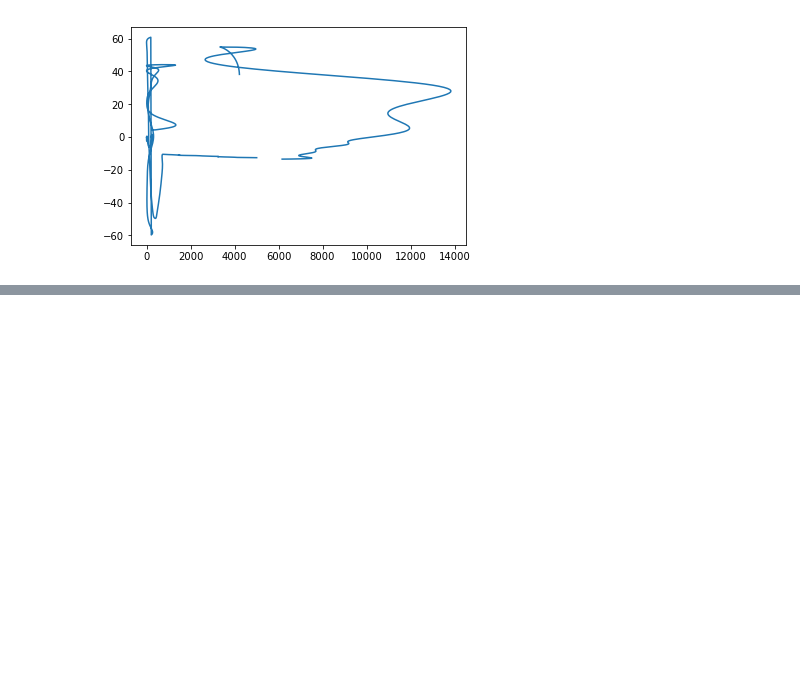
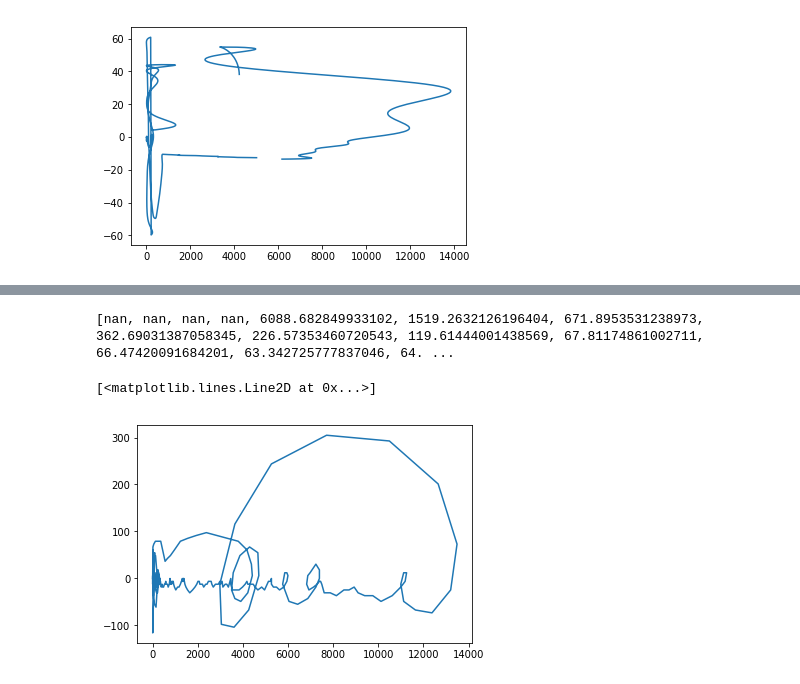
Before and after one commit to DuncanBark/Data_Analysis, a Jupyter notebook: TMHAltimeters.ipynb, the cells around one changed output, grey strips where cells are left out. Cells and saved outputs as stored; diff of their text form; code cells hidden in the pictures; blank space fills up the shorter version.

```diff
--- a/TMHAltimeters.ipynb
+++ b/TMHAltimeters.ipynb
@@ -210,0 +246,16 @@ ylim(0,1)
+# %%
+cdSl = []
+for i in range(len(slVel)) :
+    v = slVel[i]
+    a = slAccel[i]
+    cdSl.append(C * a / (v**2 * rho[i]))
+#print cdSl
+# %% [output]
+[nan, nan, nan, nan, 6088.682849933102, 1519.2632126196404, 671.8953531238973, 362.69031387058345, 226.57353460720543, 119.61444001438569, 67.81174861002711, 66.47420091684201, 63.342725777837046, 64. ...
+# %%
+plot([x**2 for x in slVel], slAccel)
+
+#oooo pretty
+# %% [output]
+[<matplotlib.lines.Line2D at 0x...>]
+[figure, added]
```
Also changed, not shown: parts of 24 cells of this notebook, 1 other file.
